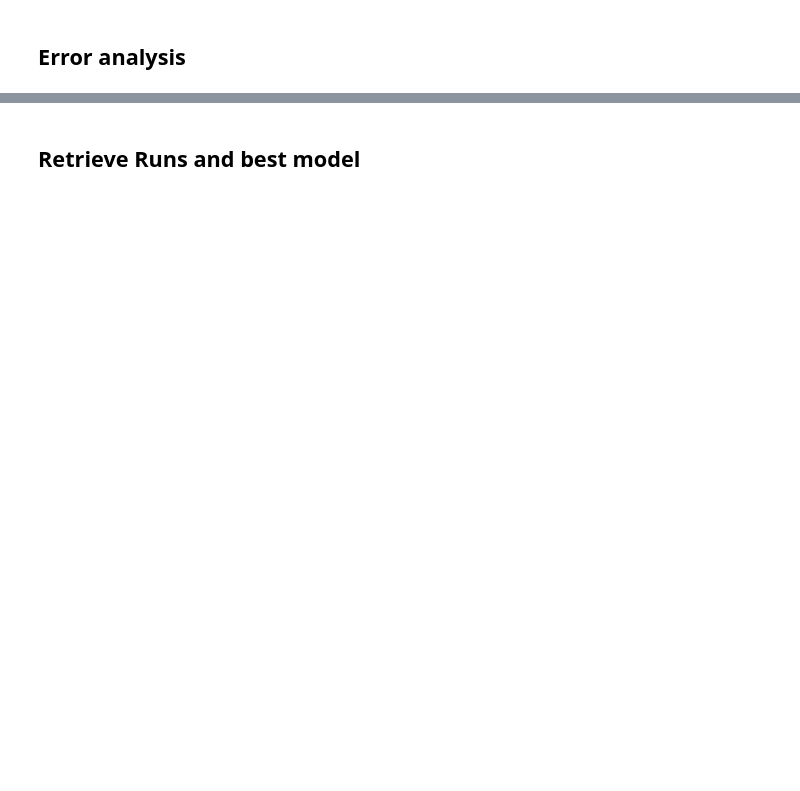
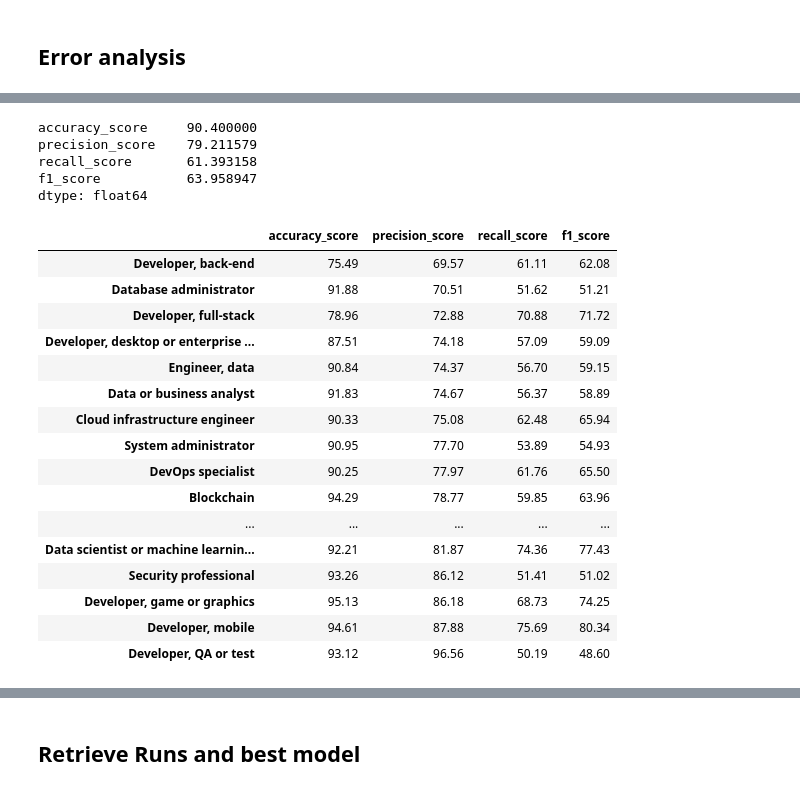
Before and after one commit to AlyAEE/Tech-Jobs-Prediction-Based-On-Your-Skillset-Project, a Jupyter notebook: Notebooks/04.Model Building.ipynb, the cells around one changed output, grey strips where cells are left out. Cells and saved outputs as stored; diff of their text form; code cells hidden in the pictures; blank space fills up the shorter version.

```diff
--- a/Notebooks/04.Model Building.ipynb
+++ b/Notebooks/04.Model Building.ipynb
@@ -983,0 +1207,30 @@ train_scores.sort_values("precision_score")
+# %%
+# Evaluate Gradient Boost on the test set
+metrics=[accuracy_score, precision_score, recall_score, f1_score]
+test_scores, mean_test_scores= calculate_metrics(gd_clf,x_test,y_test, metrics)
+
+print(mean_test_scores)
+test_scores.sort_values("precision_score")
+# %% [output]
+accuracy_score     90.400000
+precision_score    79.211579
+recall_score       61.393158
+f1_score           63.958947
+dtype: float64
+|  | accuracy_score | precision_score | recall_score | f1_score |
+| Developer, back-end | 75.49 | 69.57 | 61.11 | 62.08 |
+| Database administrator | 91.88 | 70.51 | 51.62 | 51.21 |
+| Developer, full-stack | 78.96 | 72.88 | 70.88 | 71.72 |
+| Developer, desktop or enterprise ... | 87.51 | 74.18 | 57.09 | 59.09 |
+| Engineer, data | 90.84 | 74.37 | 56.70 | 59.15 |
+| Data or business analyst | 91.83 | 74.67 | 56.37 | 58.89 |
+| Cloud infrastructure engineer | 90.33 | 75.08 | 62.48 | 65.94 |
+| System administrator | 90.95 | 77.70 | 53.89 | 54.93 |
+| DevOps specialist | 90.25 | 77.97 | 61.76 | 65.50 |
+| Blockchain | 94.29 | 78.77 | 59.85 | 63.96 |
+| ... | ... | ... | ... | ... |
+| Data scientist or machine learnin... | 92.21 | 81.87 | 74.36 | 77.43 |
+| Security professional | 93.26 | 86.12 | 51.41 | 51.02 |
+| Developer, game or graphics | 95.13 | 86.18 | 68.73 | 74.25 |
+| Developer, mobile | 94.61 | 87.88 | 75.69 | 80.34 |
+| Developer, QA or test | 93.12 | 96.56 | 50.19 | 48.60 |
```
Also changed, not shown: parts of 24 cells of this notebook, 1 other file.
